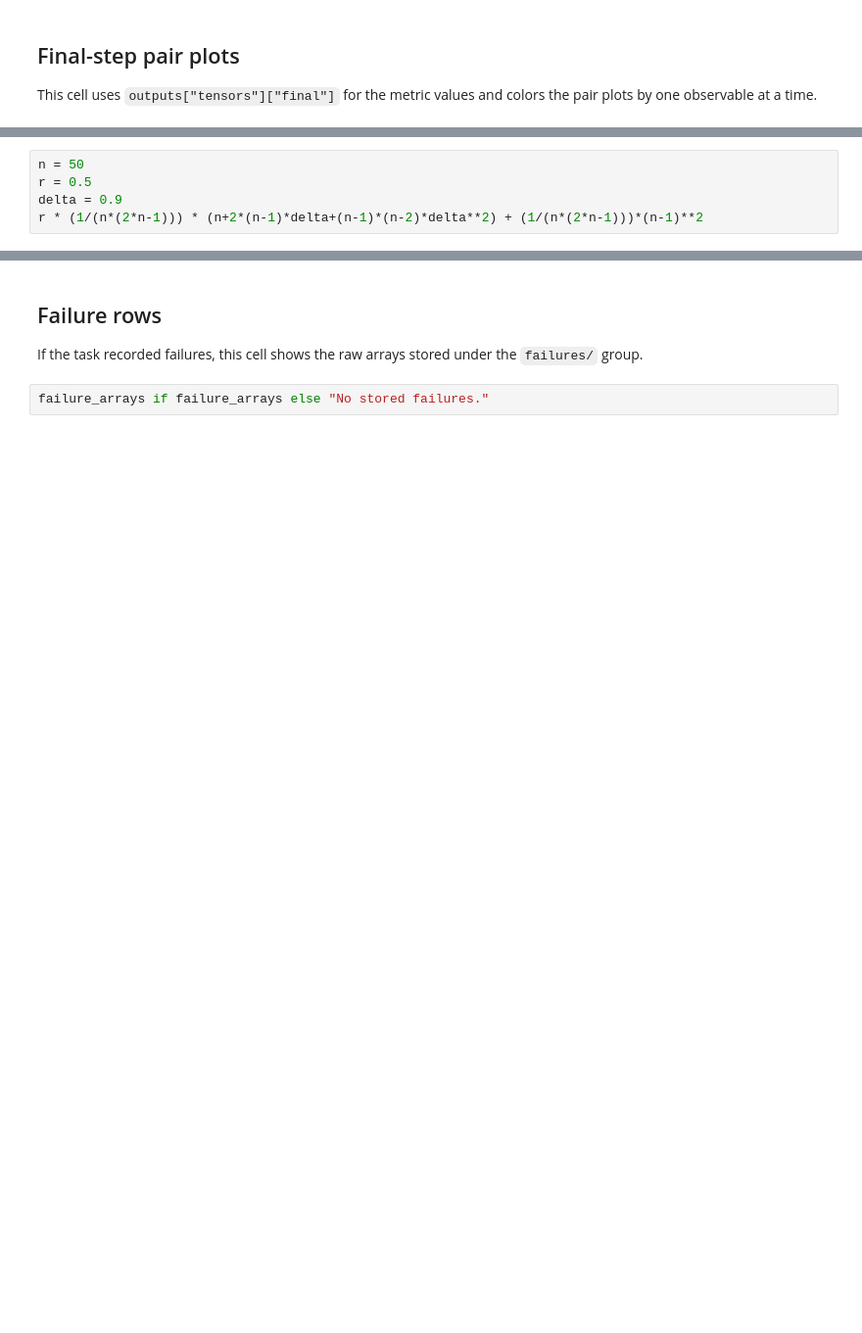
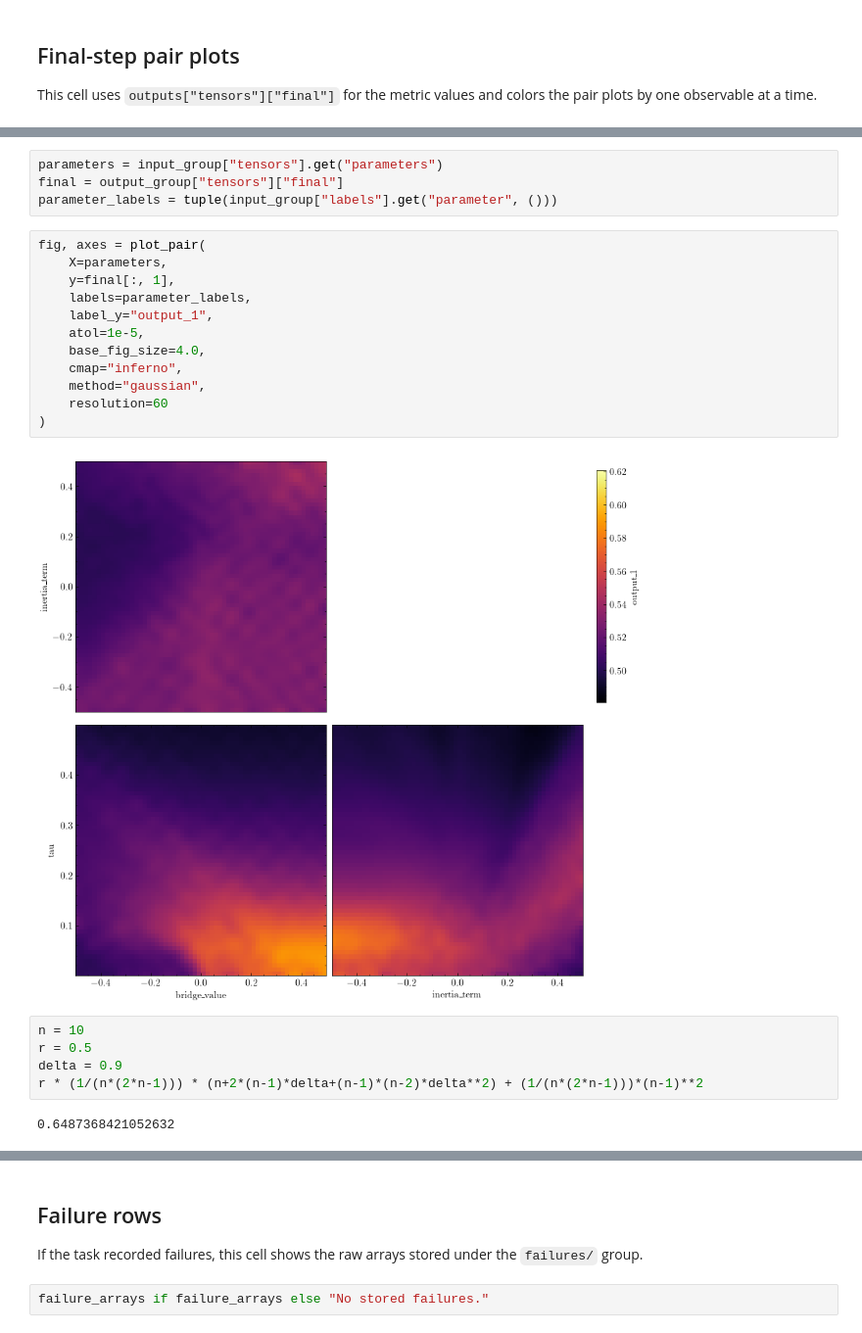
Before and after one commit to hdahmou/Network_creation, a Jupyter notebook: notebooks/task_result_loader.ipynb, the cells around one changed output, grey strips where cells are left out. Shown at 98% size. Drawn from its saved outputs; the diff is of its cells as text; blank space fills up the shorter version.

Commit message:
feat: add plot_pair and plot_2d_descriptor functions for enhanced 2D data visualization

```diff
--- a/notebooks/task_result_loader.ipynb
+++ b/notebooks/task_result_loader.ipynb
@@ -191,7 +131,27 @@ else:
+# %%
+parameters = input_group["tensors"].get("parameters")
+final = output_group["tensors"]["final"]
+parameter_labels = tuple(input_group["labels"].get("parameter", ()))
+# %%
+fig, axes = plot_pair(
+    X=parameters,
+    y=final[:, 1],
+    labels=parameter_labels,
+    label_y="output_1",
+    atol=1e-5,
+    base_fig_size=4.0,
+    cmap="inferno",
+    method="gaussian",
+    resolution=60
+)
+# %% [output]
+[figure, added]
 # %%
-n = 50
+n = 10
 r = 0.5
 delta = 0.9
 r * (1/(n*(2*n-1))) * (n+2*(n-1)*delta+(n-1)*(n-2)*delta**2) + (1/(n*(2*n-1)))*(n-1)**2
+# %% [output]
+0.6487368421052632
 # %%
 (1/(2*n-1))*(r+n-1)
```
Also changed, not shown: parts of 7 cells of this notebook, 1 other file.
